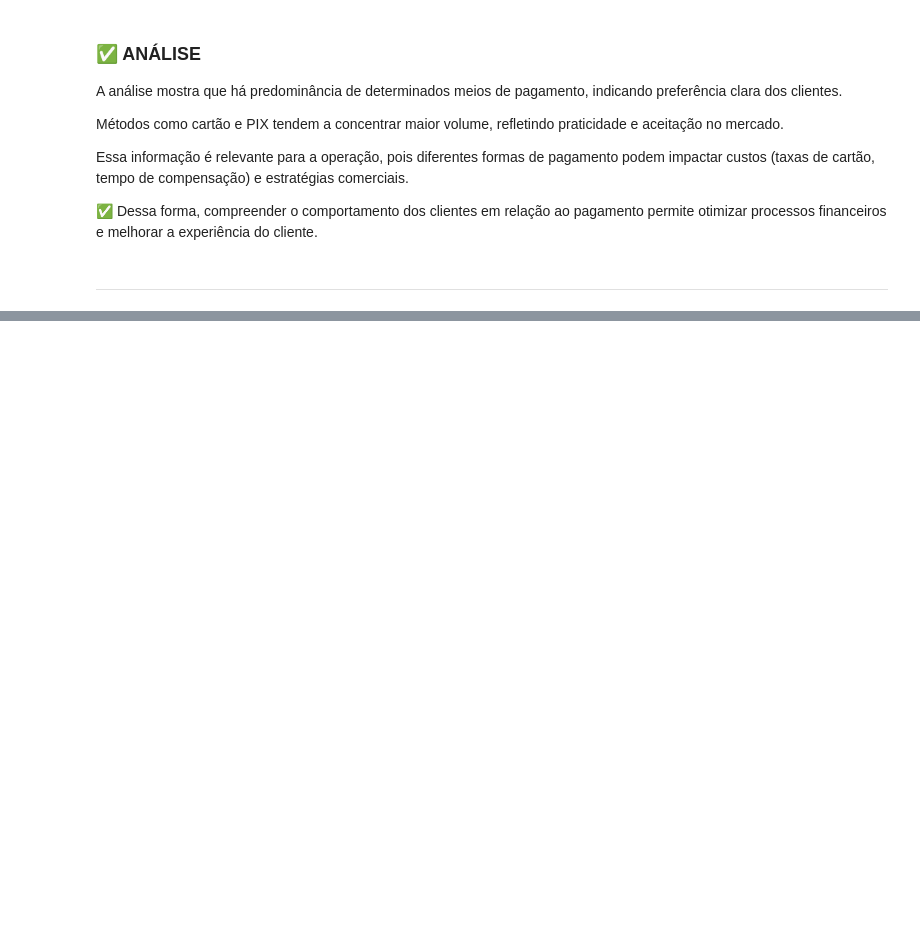
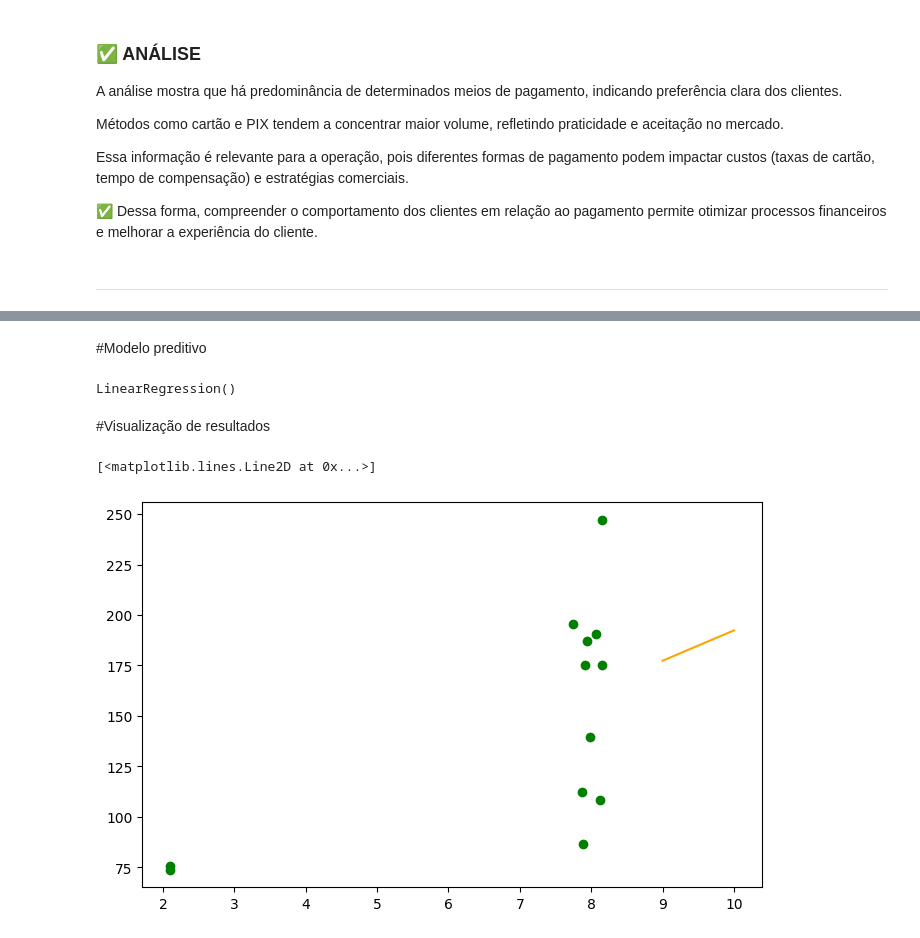
Before and after one commit to louisonlisasi/CONSULTORIANARAHOTEIS, a Jupyter notebook: projeto_final_narahoteis.ipynb, the cells around one changed output, grey strips where cells are left out. Cells and saved outputs as stored; diff of their text form; code cells hidden in the pictures; blank space fills up the shorter version.

```diff
--- a/projeto_final_narahoteis.ipynb
+++ b/projeto_final_narahoteis.ipynb
@@ -1118,0 +1764,36 @@ Essa informação é relevante para a operação, pois diferentes formas de paga
+# %%
+import pandas as pd
+import matplotlib.pyplot as plt
+from sklearn.linear_model import LinearRegression
+
+x=df_unidade[['avaliacao_hospede_media']]
+y=df_unidade['RevPAR']
+# %% [markdown]
+#Modelo preditivo
+# %%
+modelo = LinearRegression()
+modelo.fit(x, y)
+# %% [output]
+LinearRegression()
+# %%
+x_extendido = pd.DataFrame({'avaliacao_hospede_media':[9, 9.2,9.5,10]})
+y_tend = modelo.predict(x_extendido)
+# %% [markdown]
+#Visualização de resultados
+# %%
+plt.figure(figsize=(8,5))
+plt.scatter(
+df_unidade['avaliacao_hospede_media'],
+df_unidade['RevPAR'],
+color='green',
+label='Dados reais'
+)
+plt.plot(
+x_extendido['avaliacao_hospede_media'],
+y_tend,
+color='orange',
+label='Reta de tendência'
+)
+# %% [output]
+[<matplotlib.lines.Line2D at 0x...>]
+[figure, added]
```
Also changed, not shown: parts of 100 cells of this notebook, 12 other files.
